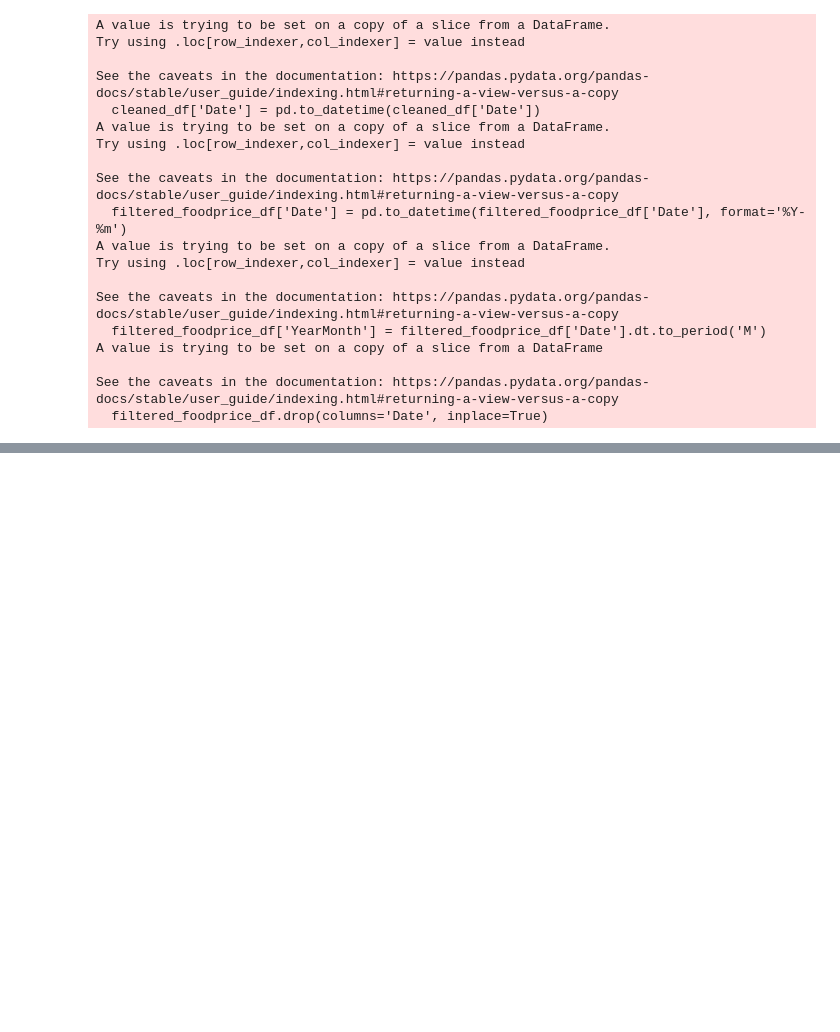
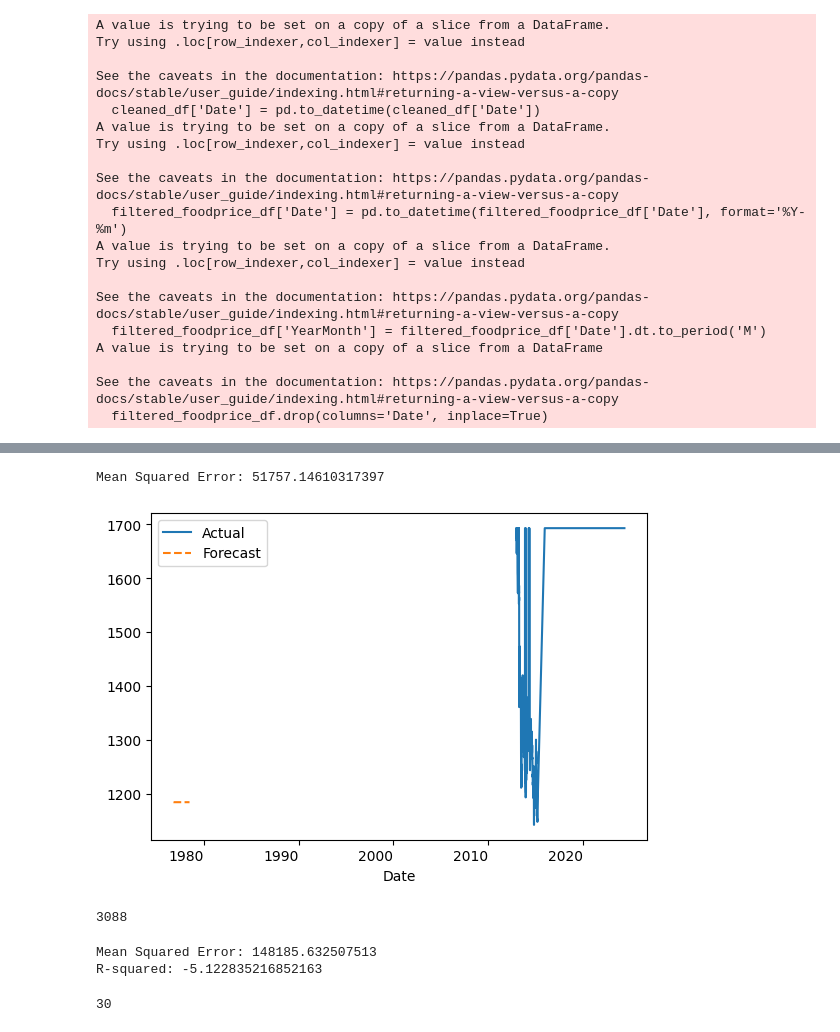
Before and after one commit to DanaMikulinsky/fintechFinalProject, a Jupyter notebook: dataExploration.ipynb, the cells around one changed output, grey strips where cells are left out. Saved outputs shown, nothing was run; the diff lists cells and outputs as text; code cells hidden in the pictures; blank space fills up the shorter version.

```diff
--- a/dataExploration.ipynb
+++ b/dataExploration.ipynb
@@ -525 +525,31 @@ all_data_df
 3088 rows × 50 columns
+# %%
+import pandas as pd
+from statsmodels.tsa.arima.model import ARIMA
+from sklearn.metrics import mean_squared_error
+
+# Assuming 'data' is a DataFrame with 'Date' and 'GoldPrice' columns
+all_data_df.set_index('Date', inplace=True)
+gold_prices = all_data_df['gold_Price']
+
+# Split data into training and testing
+train_size = int(len(gold_prices) * 0.8)
+train, test = gold_prices[:train_size], gold_prices[train_size:]
+
+# Fit ARIMA model
+model = ARIMA(train, order=(5,1,0))  # (p,d,q) order
+model_fit = model.fit()
+
+# Forecast
+forecast = model_fit.forecast(steps=len(test))
+mse = mean_squared_error(test, forecast)
+print(f'Mean Squared Error: {mse}')
+
+# Plotting the results
+test.plot(label='Actual')
+forecast.plot(label='Forecast', linestyle='--')
+plt.legend()
+plt.show()
+# %% [output]
+Mean Squared Error: 51757.14610317397
+[figure, added]
@@ -525,0 +558,43 @@ all_data_df
+# %%
+len(all_data_df)
+# %% [output]
+3088
+# %%
+from sklearn.model_selection import train_test_split
+from sklearn.linear_model import LinearRegression
+from sklearn.metrics import mean_squared_error, r2_score
+
+df_clean = all_data_df.loc[:, ~all_data_df.columns.str.contains(r'corn|soybean|Dairy|Sugar|Meat|Food|Cereals|Oils|CPI|PPI')]
+df_clean = df_clean.dropna()
+
+# Split the data
+X_train, X_test, y_train, y_test = train_test_split(df_clean.loc[:, ~df_clean.columns.str.contains('gold')], df_clean['gold_price_shifted'], test_size=0.2, random_state=42)
+
+data_len = len(df_clean)
+features = df_clean.loc[:, ~df_clean.columns.str.contains('gold')]
+gold = df_clean['gold_price_shifted']
+X_train = features.iloc[:int(data_len*0.8)]
+X_test = features.iloc[int(data_len*0.8):]
+y_train = gold.iloc[:int(data_len*0.8)]
+y_test = gold.iloc[int(data_len*0.8):]
+
+# Initialize and train the model
+model = LinearRegression()
+model.fit(X_train, y_train)
+
+# Predict on test data
+y_pred = model.predict(X_test)
+
+# Evaluate the model
+mse = mean_squared_error(y_test, y_pred)
+r2 = r2_score(y_test, y_pred)
+
+print(f"Mean Squared Error: {mse}")
+print(f"R-squared: {r2}")
+# %% [output]
+Mean Squared Error: 148185.632507513
+R-squared: -5.122835216852163
+# %%
+len(df_clean.columns)
+# %% [output]
+30
```
Also changed, not shown: parts of 12 cells of this notebook.
